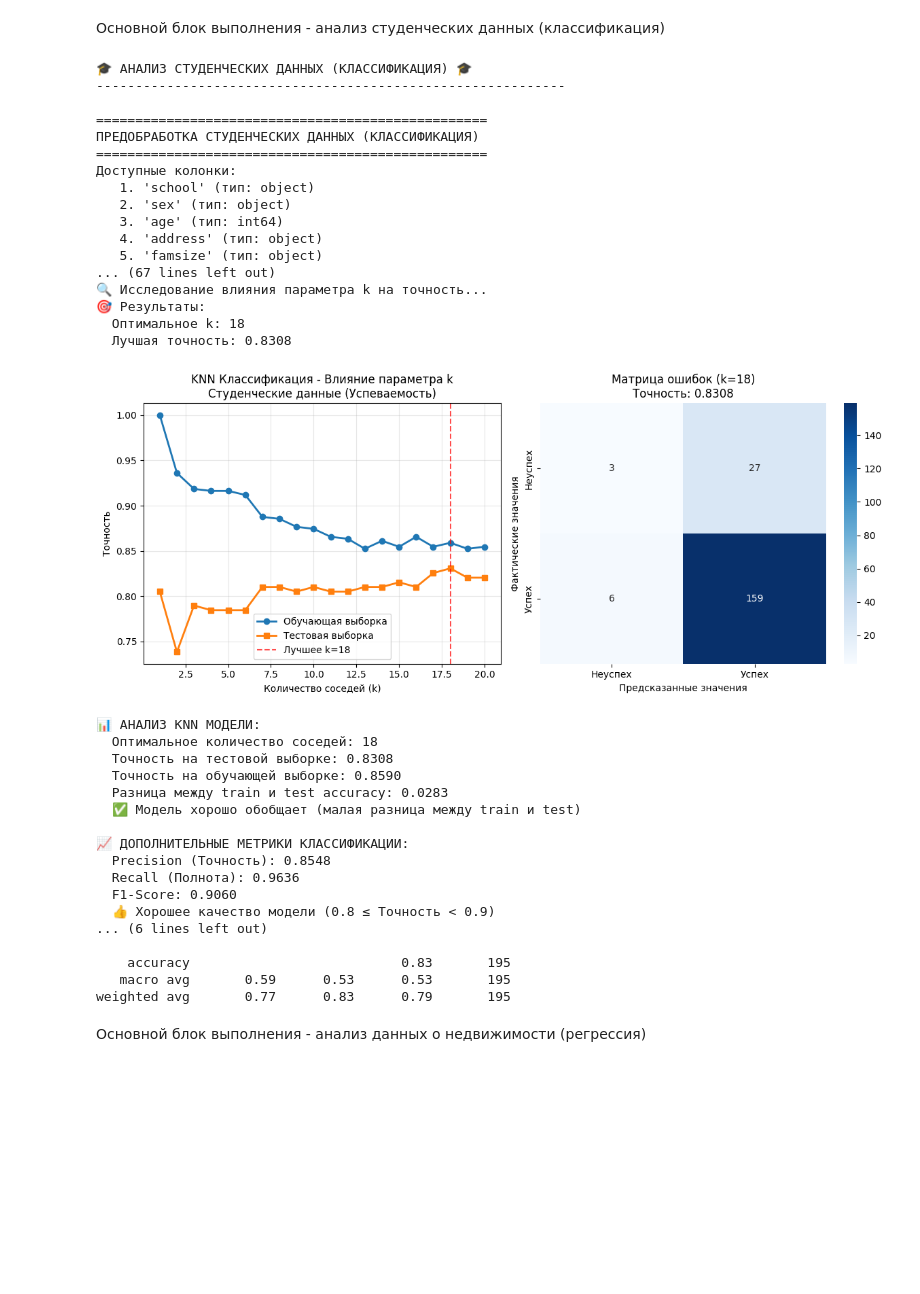
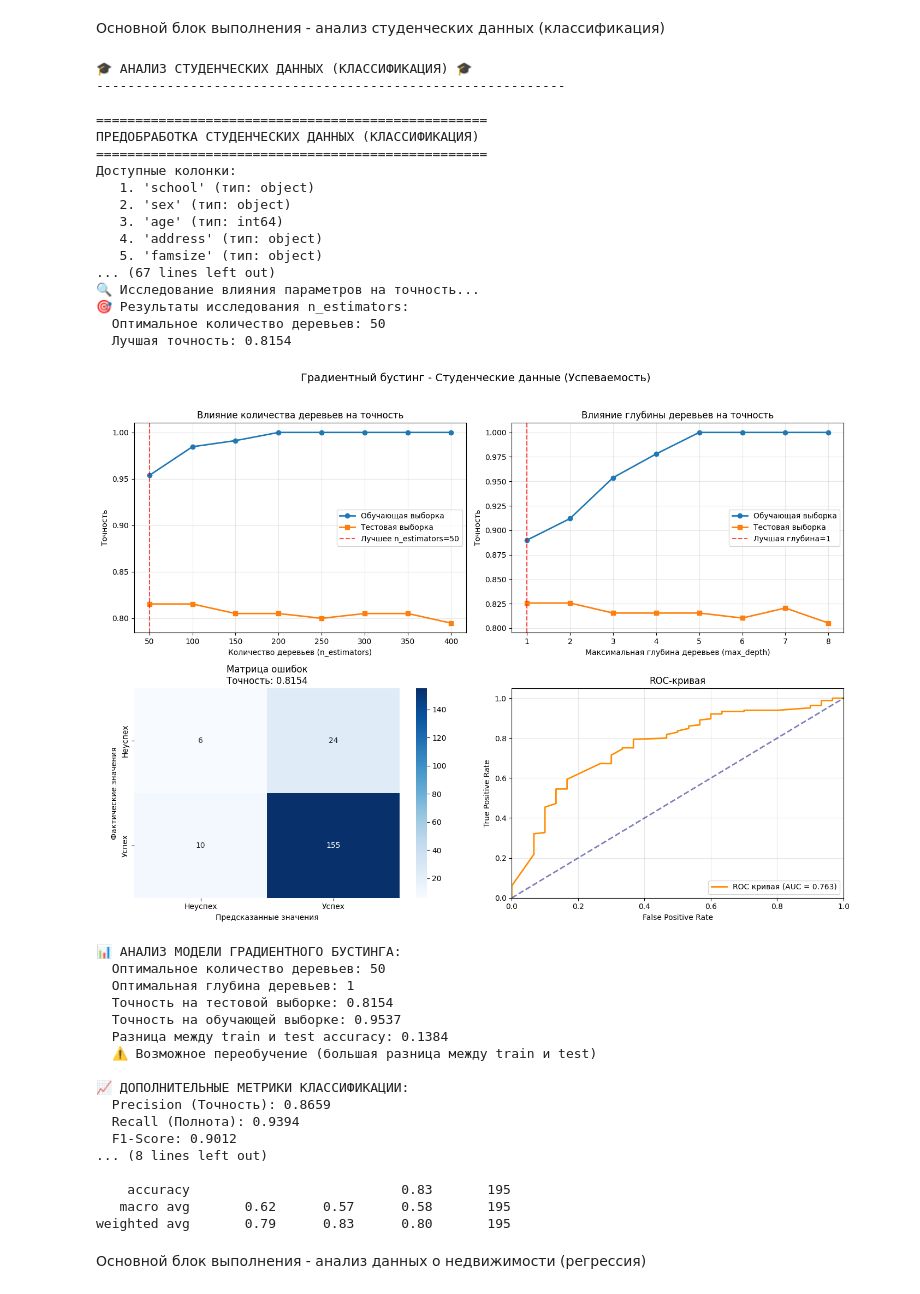
Before and after one commit to Sbarito/Framework_labs, a Jupyter notebook: lab5/point4.ipynb, the cells around one changed output. Saved outputs shown, nothing was run; the diff lists cells and outputs as text; code cells hidden in the pictures; blank space fills up the shorter version.

```diff
--- a/lab5/point4.ipynb
+++ b/lab5/point4.ipynb
@@ -458,52 +649,52 @@ def knn_regression_study(X, y, dataset_name="Данные"):
 # %%
 if df_student is not None:
     print("\n" + "🎓 АНАЛИЗ СТУДЕНЧЕСКИХ ДАННЫХ (КЛАССИФИКАЦИЯ) " + "🎓")
     print("-" * 60)
 
     X_student_class, y_student_class, features_class = preprocess_student_classification(df_student)
 
     if X_student_class is not None:
-        knn_class, k_class, score_class = knn_classification_study(
+        knn_class, k_class, score_class = gradient_boosting_classification_study(
             X_student_class, y_student_class, "Студенческие данные (Успеваемость)"
         )
     else:
         print("❌ Не удалось подготовить данные для классификации")
 # %% [output]
 🎓 АНАЛИЗ СТУДЕНЧЕСКИХ ДАННЫХ (КЛАССИФИКАЦИЯ) 🎓
 ------------------------------------------------------------
 
 ==================================================
 ПРЕДОБРАБОТКА СТУДЕНЧЕСКИХ ДАННЫХ (КЛАССИФИКАЦИЯ)
 ==================================================
 Доступные колонки:
    1. 'school' (тип: object)
    2. 'sex' (тип: object)
    3. 'age' (тип: int64)
    4. 'address' (тип: object)
    5. 'famsize' (тип: object)
 ... (67 lines left out)
-🔍 Исследование влияния параметра k на точность...
-🎯 Результаты:
-  Оптимальное k: 18
-  Лучшая точность: 0.8308
+🔍 Исследование влияния параметров на точность...
+🎯 Результаты исследования n_estimators:
+  Оптимальное количество деревьев: 50
+  Лучшая точность: 0.8154
-[figure, old version]
+[figure, new version]
-📊 АНАЛИЗ KNN МОДЕЛИ:
-  Оптимальное количество соседей: 18
-  Точность на тестовой выборке: 0.8308
-  Точность на обучающей выборке: 0.8590
-  Разница между train и test accuracy: 0.0283
-  ✅ Модель хорошо обобщает (малая разница между train и test)
+📊 АНАЛИЗ МОДЕЛИ ГРАДИЕНТНОГО БУСТИНГА:
+  Оптимальное количество деревьев: 50
+  Оптимальная глубина деревьев: 1
+  Точность на тестовой выборке: 0.8154
+  Точность на обучающей выборке: 0.9537
+  Разница между train и test accuracy: 0.1384
+  ⚠️ Возможное переобучение (большая разница между train и test)
 
 📈 ДОПОЛНИТЕЛЬНЫЕ МЕТРИКИ КЛАССИФИКАЦИИ:
-  Precision (Точность): 0.8548
-  Recall (Полнота): 0.9636
-  F1-Score: 0.9060
-  👍 Хорошее качество модели (0.8 ≤ Точность < 0.9)
-... (6 lines left out)
+  Precision (Точность): 0.8659
+  Recall (Полнота): 0.9394
+  F1-Score: 0.9012
+... (8 lines left out)
 
     accuracy                           0.83       195
-   macro avg       0.59      0.53      0.53       195
-weighted avg       0.77      0.83      0.79       195
+   macro avg       0.62      0.57      0.58       195
+weighted avg       0.79      0.83      0.80       195
 # %% [markdown]
 Основной блок выполнения - анализ данных о недвижимости (регрессия)
 # %%
```
Also changed, not shown: parts of 20 cells of this notebook, 15 other files.
